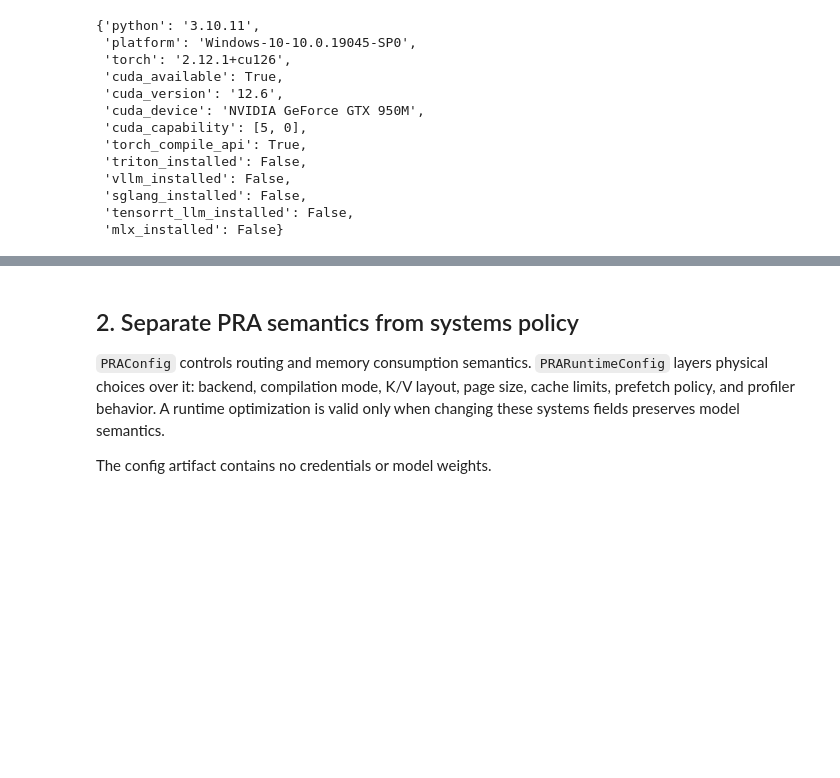
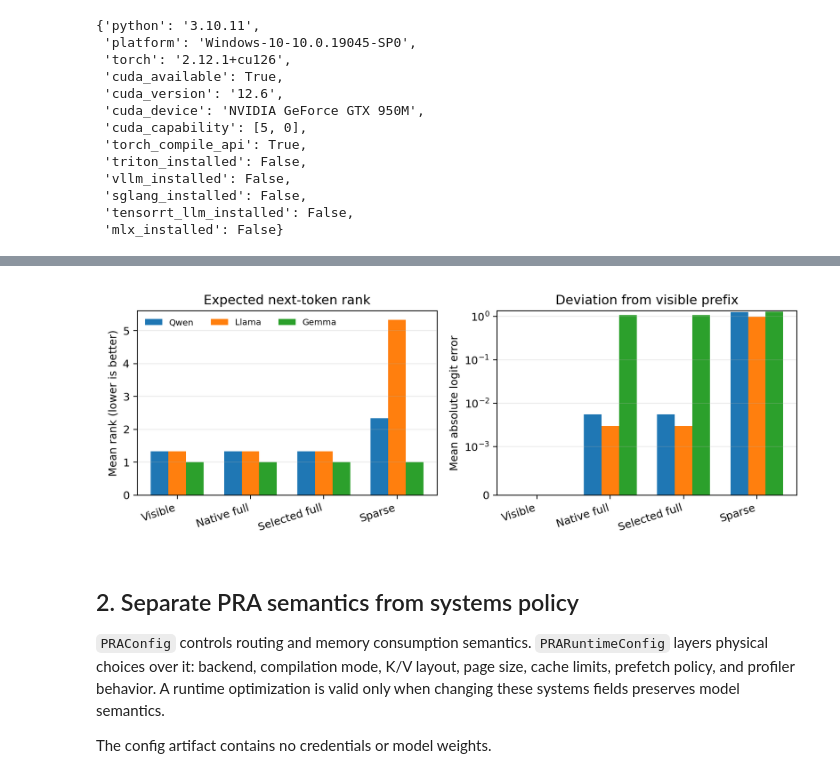
Before and after one commit to einnovator/pdattention, a Jupyter notebook: pra-hf-demo/pra_runtime_productization.ipynb, the cells around one changed output, grey strips where cells are left out. Cells and saved outputs as stored; diff of their text form; code cells hidden in the pictures; blank space fills up the shorter version.

Commit message:
Freeze Paper 4.5 cross-model HF runtime

```diff
--- a/pra-hf-demo/pra_runtime_productization.ipynb
+++ b/pra-hf-demo/pra_runtime_productization.ipynb
@@ -138,0 +153,18 @@ capabilities
+# %%
+cross_model_dir = PROJECT_ROOT / "docs" / "papers" / "shared" / "results" / "paper4_5_runtime"
+
+with (cross_model_dir / "hf_cross_model_manifest.csv").open(encoding="utf-8") as stream:
+    cross_model_manifest = list(csv.DictReader(stream))
+with (cross_model_dir / "hf_cross_model_native_parity.csv").open(encoding="utf-8") as stream:
+    cross_model_parity = list(csv.DictReader(stream))
+
+[
+    {
+        "model": row["model"],
+        "status": row["status"],
+        "full_native_max_logit_error": float(row["full_native_max_logit_error"]),
+        "full_native_top_token_equal": row["full_native_top_token_equal"],
+        "topology_coverage": row["topology_coverage"],
+    }
+    for row in cross_model_parity
+]
@@ -139,3 +187,9 @@ capabilities
+# %%
+from IPython.display import Image, display
+
+display(Image(filename=str(cross_model_dir / "hf_cross_model_semantic_gate.png")))
+# %% [output]
+[figure, added]
 # %% [markdown]
 ## 2. Separate PRA semantics from systems policy
 
```
Also changed, not shown: parts of 9 cells of this notebook, 32 other files.
